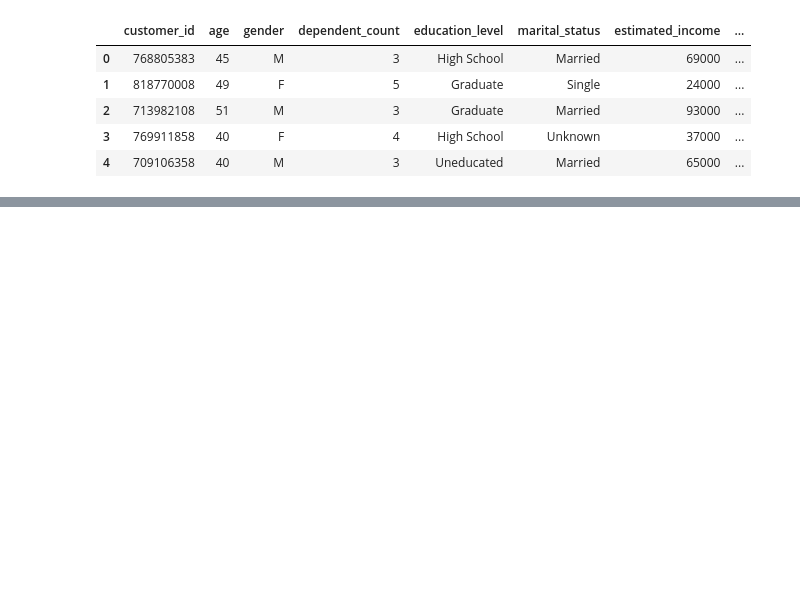
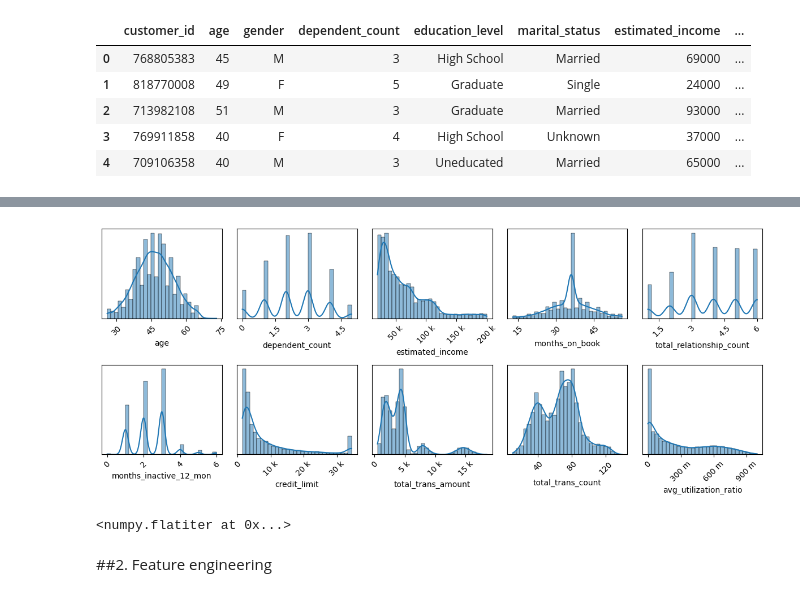
Before and after one commit to Krzesimir13/DataQuest, a Jupyter notebook: credit_card.ipynb, the cells around one changed output, grey strips where cells are left out. Cells and saved outputs as stored; diff of their text form; code cells hidden in the pictures; blank space fills up the shorter version.

```diff
--- a/credit_card.ipynb
+++ b/credit_card.ipynb
@@ -105,0 +128,25 @@ customers.describe().T
+# %%
+from matplotlib.ticker import MaxNLocator, EngFormatter
+
+fig, axes = plt.subplots(2, 5, figsize=(12, 5))
+
+axes = axes.flat
+
+for i, col in enumerate(numeric_cols):
+  sns.histplot(customers[col], bins=30, kde=True, ax=axes[i])
+  axes[i].xaxis.set_major_locator(MaxNLocator(nbins=4))
+  axes[i].xaxis.set_major_formatter(EngFormatter())
+  axes[i].tick_params(axis='x', rotation=45)
+  axes[i].set_ylabel('')
+  axes[i].set_yticks([])
+
+plt.tight_layout()
+plt.show()
+# %% [output]
+[figure, added]
+# %%
+plots
+# %% [output]
+<numpy.flatiter at 0x...>
+# %% [markdown]
+##2. Feature engineering
```
Also changed, not shown: parts of 11 cells of this notebook.
